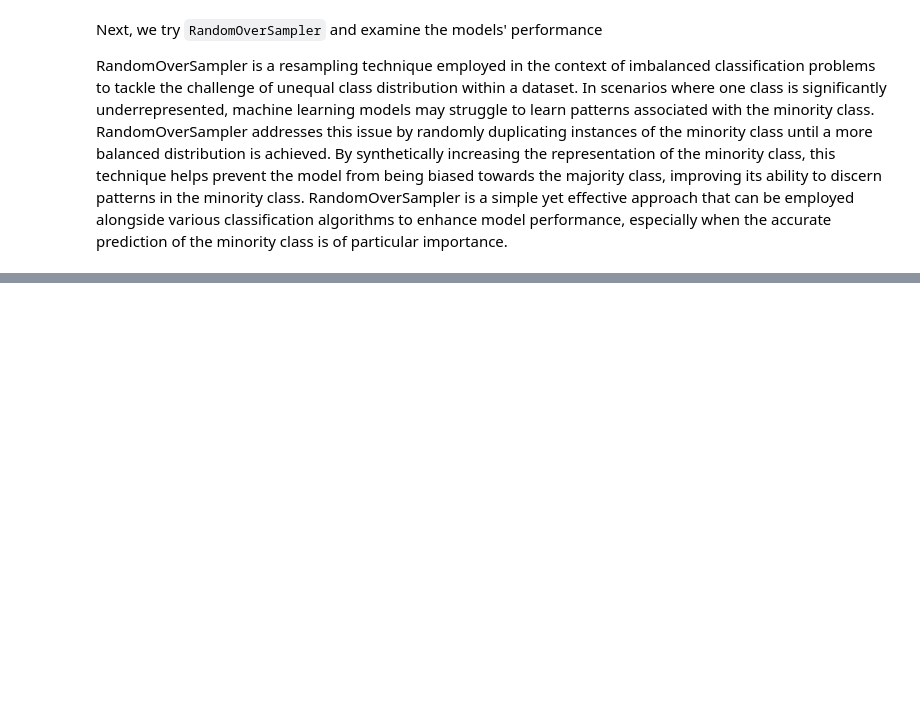
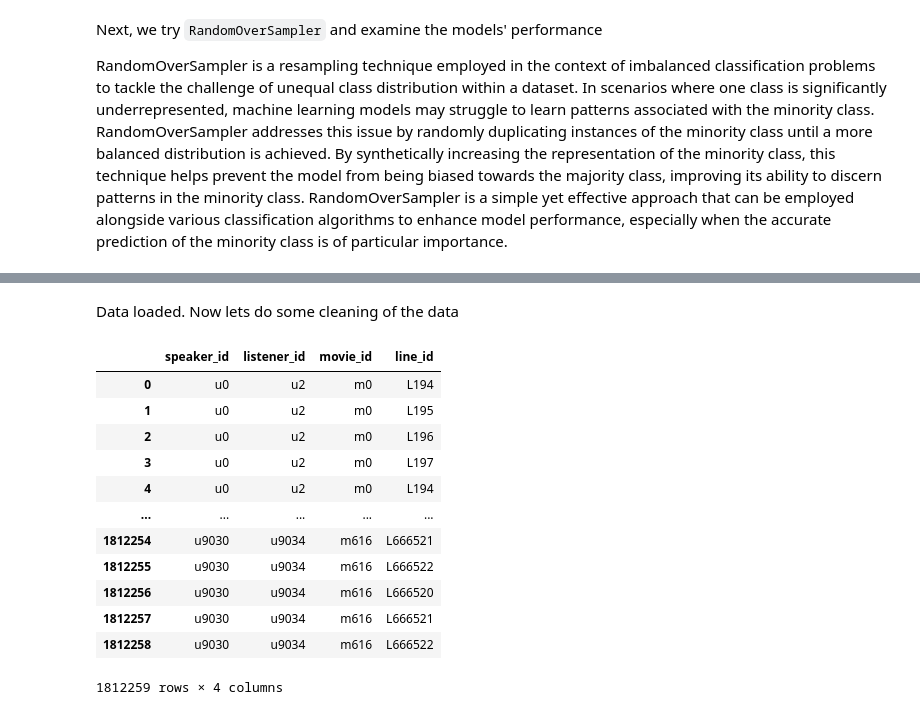
Before and after one commit to Sumitjh26997/CSS581-Final-Project, a Jupyter notebook: CSS581_project.ipynb, the cells around one changed output, grey strips where cells are left out. Cells and saved outputs as stored; diff of their text form; code cells hidden in the pictures; blank space fills up the shorter version.

```diff
--- a/CSS581_project.ipynb
+++ b/CSS581_project.ipynb
@@ -2961,0 +2520,24 @@ Support Vector Machine AUC: 0.808
+# %% [markdown]
+Data loaded. Now lets do some cleaning of the data
+# %%
+conversations_df['line_id'] = conversations_df['line_id'].str.split(' ')
+conversations_df = conversations_df.loc[conversations_df.index.repeat(conversations_df['line_id'].apply(len))]
+conversations_df = conversations_df.explode('line_id')
+conversations_df = conversations_df.reset_index(drop=True)
+conversations_df['line_id'] = conversations_df['line_id'].str.strip("[]")
+conversations_df['line_id'] = conversations_df['line_id'].str.strip("''")
+conversations_df
+# %% [output]
+|  | speaker_id | listener_id | movie_id | line_id |
+| 0 | u0 | u2 | m0 | L194 |
+| 1 | u0 | u2 | m0 | L195 |
+| 2 | u0 | u2 | m0 | L196 |
+| 3 | u0 | u2 | m0 | L197 |
+| 4 | u0 | u2 | m0 | L194 |
+| ... | ... | ... | ... | ... |
+| 1812254 | u9030 | u9034 | m616 | L666521 |
+| 1812255 | u9030 | u9034 | m616 | L666522 |
+| 1812256 | u9030 | u9034 | m616 | L666520 |
+| 1812257 | u9030 | u9034 | m616 | L666521 |
+| 1812258 | u9030 | u9034 | m616 | L666522 |
+1812259 rows × 4 columns
```
Also changed, not shown: parts of 75 cells of this notebook.
